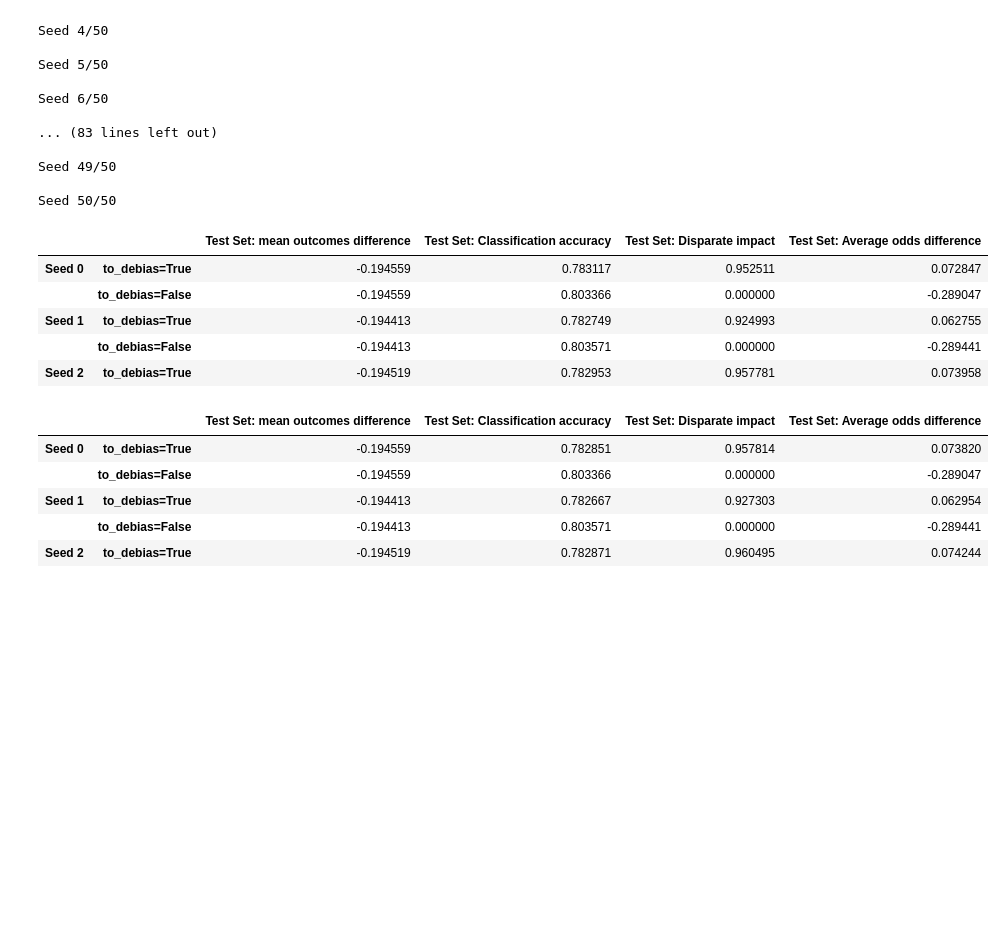
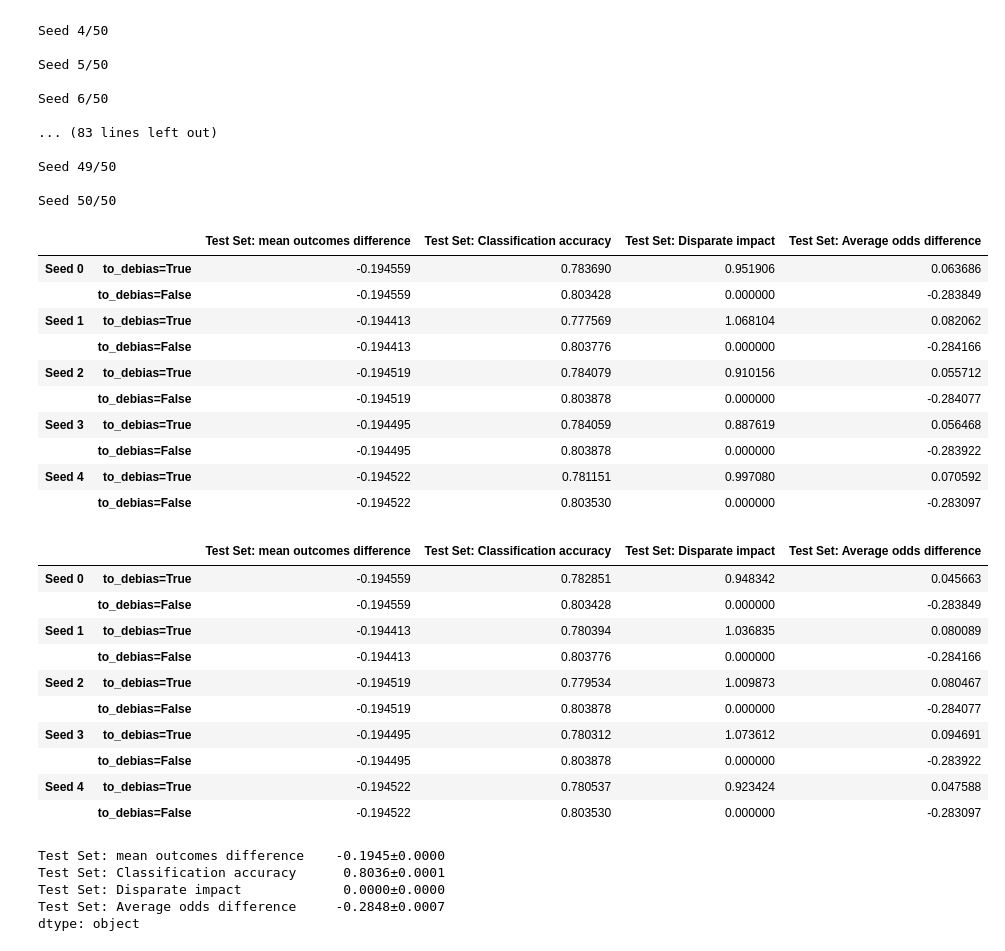
Before and after one commit to eberhard-leander/AIF360_dev, a Jupyter notebook: examples/1_3_CV_xgb_AD_and_adjuster_adult.ipynb, the cells around one changed output. Cells and saved outputs as stored; diff of their text form; code cells hidden in the pictures; blank space fills up the shorter version.

```diff
--- a/examples/1_3_CV_xgb_AD_and_adjuster_adult.ipynb
+++ b/examples/1_3_CV_xgb_AD_and_adjuster_adult.ipynb
@@ -52,6 +53,9 @@ Note: You have installed the 'manylinux2014' variant of XGBoost. Certain feature
 # %%
 N_SEEDS = 50
 SHOW_CI = False
+
+ADVERSARY_WEIGHT_AD = 1.40
+ADVERSARY_WEIGHT_ADJUSTER = 1.3
 # %%
 # Get the dataset and split into train and test
 dataset_orig = load_preproc_data_adult()
@@ -202,5 +265,5 @@ xgb_kwargs = {"n_estimators": 200}
 # %%
-results = cross_validate_seeds(
+results, in_sample_preds_adjuster, oos_preds_adjuster = cross_validate_seeds(
     model_class,
     model_kwargs,
     dataset_orig,
@@ -279,12 +342,11 @@ model_class = XGBAdversarialDebiasing
 model_kwargs = {
     "privileged_groups": privileged_groups,
     "unprivileged_groups": unprivileged_groups,
-    "adversary_loss_weight": 3.0,
+    "adversary_loss_weight": ADVERSARY_WEIGHT_AD,
     "seed": 1234,
-    "n_estimators": 20,
 }
 # %%
-results = cross_validate_seeds(
+results, in_sample_preds_ad, oos_preds_ad= cross_validate_seeds(
     model_class,
     model_kwargs,
     dataset_orig,
@@ -316,39 +378,49 @@ with open("./data/xgb_ad_adult_group_cv_results.pickle", "wb") as path:
 # %%
 aggs = {}
 for seed, res_dict in results.items():
     aggs[seed] = {}
     for to_debias, fold_res_dict in res_dict.items():
         res = pd.DataFrame(fold_res_dict).quantile([0.025, 0.975]).T
         res["means"] = pd.DataFrame(fold_res_dict).mean()
 
         if SHOW_CI:
             aggs[seed][to_debias] = res.apply(
                 lambda x: f"{x.means:.4f} ({x[0.025]:.4f},{x[0.975]:.4f})", axis=1
             )
         else:
             aggs[seed][to_debias] = res.means
 
 reform = {
     (outerKey, innerKey): values
     for outerKey, innerDict in aggs.items()
     for innerKey, values in innerDict.items()
 }
 
 ad_results = pd.DataFrame(reform).T
-ad_results.head()
+ad_results.head(10)
 # %% [output]
 |  |  | Test Set: mean outcomes difference | Test Set: Classification accuracy | Test Set: Disparate impact | Test Set: Average odds difference |
-| Seed 0 | to_debias=True | -0.194559 | 0.783117 | 0.952511 | 0.072847 |
-|  | to_debias=False | -0.194559 | 0.803366 | 0.000000 | -0.289047 |
-| Seed 1 | to_debias=True | -0.194413 | 0.782749 | 0.924993 | 0.062755 |
-|  | to_debias=False | -0.194413 | 0.803571 | 0.000000 | -0.289441 |
-| Seed 2 | to_debias=True | -0.194519 | 0.782953 | 0.957781 | 0.073958 |
+| Seed 0 | to_debias=True | -0.194559 | 0.783690 | 0.951906 | 0.063686 |
+|  | to_debias=False | -0.194559 | 0.803428 | 0.000000 | -0.283849 |
+| Seed 1 | to_debias=True | -0.194413 | 0.777569 | 1.068104 | 0.082062 |
+|  | to_debias=False | -0.194413 | 0.803776 | 0.000000 | -0.284166 |
+| Seed 2 | to_debias=True | -0.194519 | 0.784079 | 0.910156 | 0.055712 |
+|  | to_debias=False | -0.194519 | 0.803878 | 0.000000 | -0.284077 |
+| Seed 3 | to_debias=True | -0.194495 | 0.784059 | 0.887619 | 0.056468 |
+|  | to_debias=False | -0.194495 | 0.803878 | 0.000000 | -0.283922 |
+| Seed 4 | to_debias=True | -0.194522 | 0.781151 | 0.997080 | 0.070592 |
+|  | to_debias=False | -0.194522 | 0.803530 | 0.000000 | -0.283097 |
 # %%
-adjuster_results.head()
+adjuster_results.head(10)
 # %% [output]
 |  |  | Test Set: mean outcomes difference | Test Set: Classification accuracy | Test Set: Disparate impact | Test Set: Average odds difference |
-| Seed 0 | to_debias=True | -0.194559 | 0.782851 | 0.957814 | 0.073820 |
-|  | to_debias=False | -0.194559 | 0.803366 | 0.000000 | -0.289047 |
-| Seed 1 | to_debias=True | -0.194413 | 0.782667 | 0.927303 | 0.062954 |
-|  | to_debias=False | -0.194413 | 0.803571 | 0.000000 | -0.289441 |
-| Seed 2 | to_debias=True | -0.194519 | 0.782871 | 0.960495 | 0.074244 |
+| Seed 0 | to_debias=True | -0.194559 | 0.782851 | 0.948342 | 0.045663 |
+|  | to_debias=False | -0.194559 | 0.803428 | 0.000000 | -0.283849 |
+| Seed 1 | to_debias=True | -0.194413 | 0.780394 | 1.036835 | 0.080089 |
+|  | to_debias=False | -0.194413 | 0.803776 | 0.000000 | -0.284166 |
+| Seed 2 | to_debias=True | -0.194519 | 0.779534 | 1.009873 | 0.080467 |
+|  | to_debias=False | -0.194519 | 0.803878 | 0.000000 | -0.284077 |
+| Seed 3 | to_debias=True | -0.194495 | 0.780312 | 1.073612 | 0.094691 |
+|  | to_debias=False | -0.194495 | 0.803878 | 0.000000 | -0.283922 |
+| Seed 4 | to_debias=True | -0.194522 | 0.780537 | 0.923424 | 0.047588 |
+|  | to_debias=False | -0.194522 | 0.803530 | 0.000000 | -0.283097 |
@@ -354,0 +438,8 @@ adjuster_results.head()
+# %%
+base_results_filtered.apply(mean_confidence_interval, axis=0)
+# %% [output]
+Test Set: mean outcomes difference    -0.1945±0.0000
+Test Set: Classification accuracy      0.8036±0.0001
+Test Set: Disparate impact             0.0000±0.0000
+Test Set: Average odds difference     -0.2848±0.0007
+dtype: object
```
Also changed, not shown: parts of 21 cells of this notebook, 8 other files.
